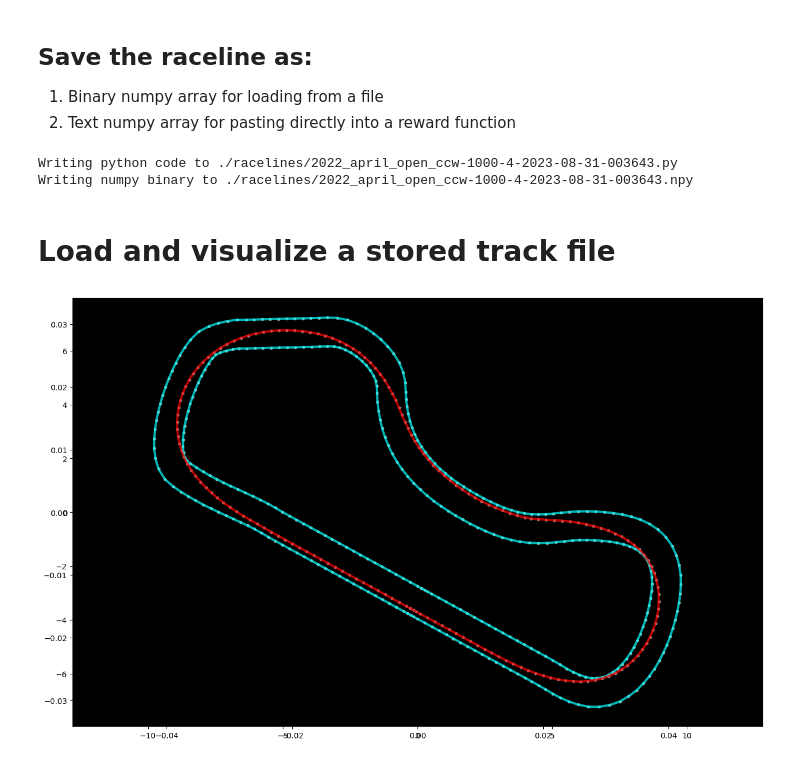
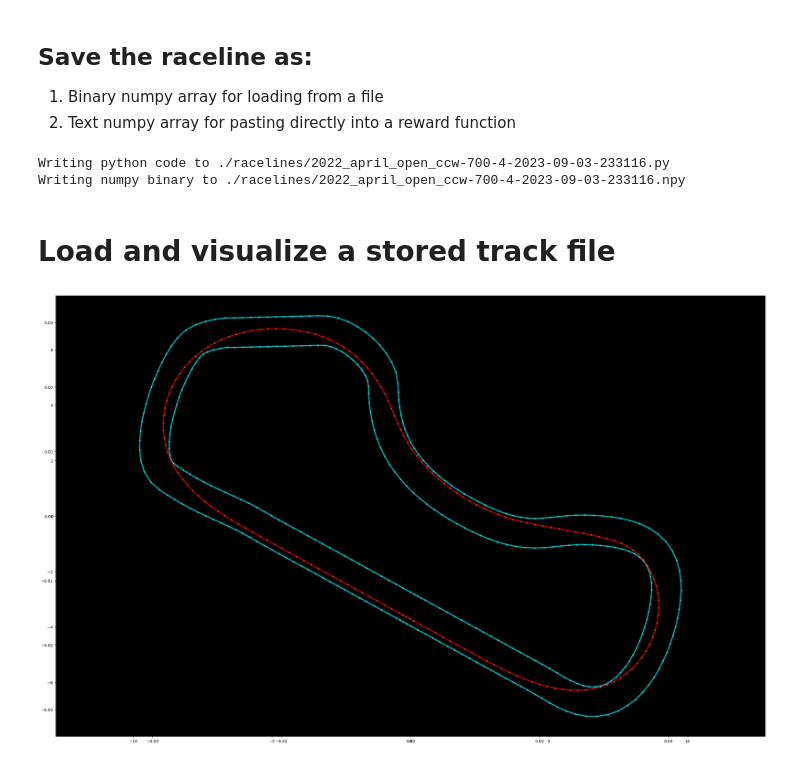
Before and after one commit to jackhorse1000/deepracer-on-the-spot, a Jupyter notebook: pre-computations/Race-Line-Calculation.ipynb, the cells around one changed output. Drawn from its saved outputs; the diff is of its cells as text; code cells hidden in the pictures.

```diff
--- a/pre-computations/Race-Line-Calculation.ipynb
+++ b/pre-computations/Race-Line-Calculation.ipynb
@@ -211,7 +211,7 @@ XI_ITERATIONS=4
 
 # Number of times to scan the entire race track to iterate
 # 500 will get a good start, 1500 will be closer to optimal result
-LINE_ITERATIONS=1000
+LINE_ITERATIONS=700
 
 def improve_race_line(old_line, inner_border, outer_border):
     '''Use gradient descent, inspired by K1999, to find the racing line'''
@@ -323,7 +326,7 @@ New race line length: 46.96
 # %%
 from datetime import datetime
 
-cust_raceline = [[-0.26489073, -3.56977749],
+cust_raceline = array([[-0.26489073, -3.56977749],
        [-0.15093517, -3.63234051],
        [-0.03697961, -3.69490352],
        [ 0.11313411, -3.77731776],
@@ -374,21 +377,23 @@ cust_raceline = [[-0.26489073, -3.56977749],
        [ 8.55888289, -1.79392389],
        [ 8.4099939 , -1.57824663],
        [ 8.23224692, -1.38324381],
-       [ 8.03193927, -1.2078397 ],
-       [ 7.813229  , -1.05088317],
-       [ 7.57944899, -0.91090679],
-       [ 7.33240076, -0.78754048],
-       [ 7.07400988, -0.67989728],
-       [ 6.80574369, -0.58742584],
-       [ 6.52939503, -0.50878045],
-       [ 6.24637799, -0.44293775],
-       [ 5.95801473, -0.38877253],
-       [ 5.66521393, -0.3458619 ],
-       [ 5.36874558, -0.31422756],
-       [ 5.06937813, -0.29439583],
-       [ 4.76812916, -0.27806918],
-       [ 4.48789692, -0.25667541],
-       [ 4.21183872, -0.22998826],
+       #
+       [ 8.03193927, -1.2278397 ],
+       [ 7.813229  , -1.08088317],
+      [ 7.60498898e+00, -9.76789662e-01],
+       [ 7.34879528e+00, -8.86159115e-01],
+       [ 7.08298002e+00, -8.11095507e-01],
+       [ 6.81008878e+00, -7.45307015e-01],
+       [ 6.52939503, -0.67978045],
+       [ 6.24637799, -0.62093775],
+       [ 5.95801473, -0.57077253],
+       [ 5.66521393, -0.5188619 ],
+       [ 5.36874558, -0.45922756],
+       [ 5.06937813, -0.40639583],
+       [ 4.76812916, -0.34806918],
+       [ 4.48789692, -0.29667541],
+       [ 4.21183872, -0.24398826],
+       #
        [ 3.97773722, -0.1907255 ],
        [ 3.70151451, -0.12171057],
        [ 3.42872867, -0.03368398],
@@ -492,7 +497,7 @@ cust_raceline = [[-0.26489073, -3.56977749],
        [-0.94314562, -3.19740624],
        [-0.67907485, -3.34238482],
        [-0.41500501, -3.48736286],
-       [-0.26489073, -3.56977749]]
+       [-0.26489073, -3.56977749]])
 
 
 cust_raceline = np.asarray(cust_raceline)
@@ -508,30 +513,36 @@ with open(py_fname, "w") as file:
 print("Writing numpy binary to %s" % npy_fname)
 np.save(npy_fname, cust_raceline)
 # %% [output]
-Writing python code to ./racelines/2022_april_open_ccw-1000-4-2023-08-31-003643.py
-Writing numpy binary to ./racelines/2022_april_open_ccw-1000-4-2023-08-31-003643.npy
+Writing python code to ./racelines/2022_april_open_ccw-700-4-2023-09-03-233116.py
+Writing numpy binary to ./racelines/2022_april_open_ccw-700-4-2023-09-03-233116.npy
 # %% [markdown]
 # Load and visualize a stored track file
 # %%
 from numpy import array
 
-fname1 = './racelines/2022_april_open_ccw-1000-4-2023-08-31-001035.py'
+fname1 = './racelines/2022_april_open_ccw-700-4-2023-09-03-233116.py'
 with open(fname1, "r") as file:
     deserialized1 = eval(file.read())
 deserialized1
-fig = plt.figure(1, figsize=(16, 10))
+fig = plt.figure(1, figsize=(32, 20))
 ax = fig.add_subplot(111, facecolor='black')
 plt.axis('equal')
 
-fname2 = './racelines/2022_april_open_ccw-700-4-2023-08-30-224238.py'
+fname2 = './racelines/2022_april_open_ccw_85.py'
 with open(fname2, "r") as file:
     deserialized2 = eval(file.read())
 deserialized2
-fig = plt.figure(1, figsize=(16, 10))
+fig = plt.figure(1, figsize=(32, 20))
 ax = fig.add_subplot(111, facecolor='black')
 plt.axis('equal')
+# print_border_color(ax, loop_race_line, inner_border, outer_border, 'yellow')
+print_border_color(ax, deserialized1, inner_border, outer_border, 'red')
+    #    [ 8.03193927, -1.2278397 ],
+    #    [ 7.813229  , -1.08088317],
+    #   [ 7.60498898e+00, -9.06789662e-01],
 
-print_border_color(ax, deserialized1, inner_border, outer_border, 'red')
-# print_border_color(ax, deserialized2, inner_border, outer_border, 'yellow')
+    #    [ 7.34879528e+00, -8.86159115e-01],
+    #    [ 7.08298002e+00, -8.11095507e-01],
+    #    [ 6.81008878e+00, -7.48307015e-01],
 # %% [output]
-[figure, old version]
+[figure, new version]
```
Also changed, not shown: parts of 3 cells of this notebook, 7 other files.
